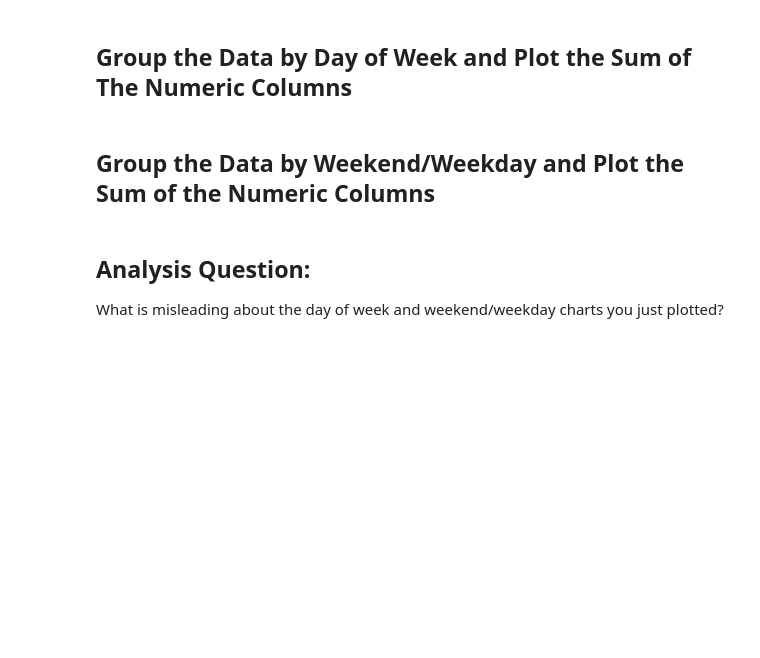
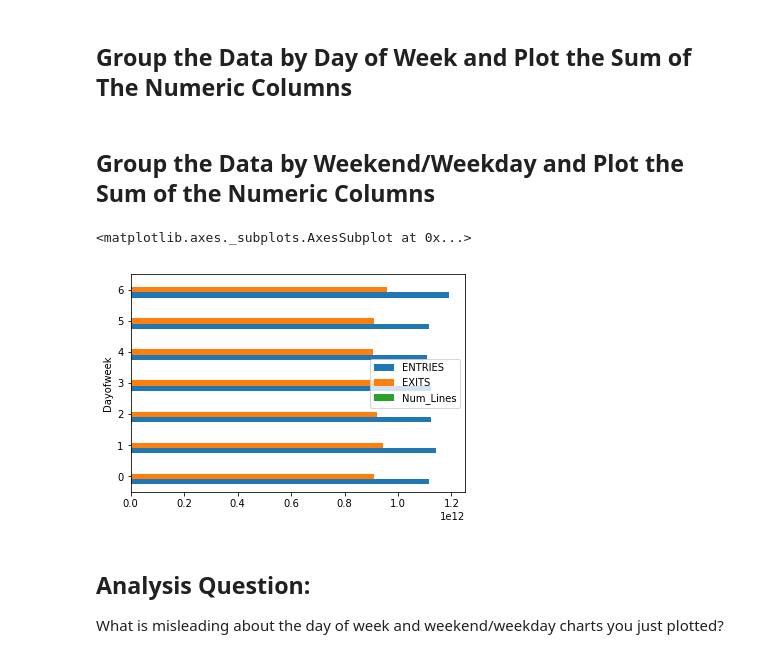
Before and after one commit to learn-co-curriculum/dsc-pandas-series-and-dataframes-lab, a Jupyter notebook: index.ipynb, the cells around one changed output. Saved outputs shown, nothing was run; the diff lists cells and outputs as text; code cells hidden in the pictures; blank space fills up the shorter version.

Commit message:
ALERT: Cell Mismatch. Auto-create curriculum branch from solution + master

```diff
--- a/index.ipynb
+++ b/index.ipynb
@@ -52,12 +113,24 @@ df.head()
 def clean(col_name):
     cleaned = #Your code here; whatever you want to do to col_name. Hint: think back to str methods.
     return cleaned
+# %%
+# __SOLUTION__
+def clean(col_name):
+    cleaned = col_name.strip()#Your code here; whatever you want to do to col_name. Hint: think back to str methods.
+    return cleaned
 # %%
 #This is a list comprehension. It applies your clean function to every item in the list.
 #We then reassign that to df.columns
 #You shouldn't have to change anything here.
 #Your function above should work appropriately here.
 df.columns = [clean(col) for col in df.columns]
+# %%
+# __SOLUTION__
+#This is a list comprehension. It applies your clean function to every item in the list.
+#We then reassign that to df.columns
+#You shouldn't have to change anything here.
+#Your function above should work appropriately here.
+df.columns = [clean(col) for col in df.columns]
 # %%
 #Checking the output, we can see the results.
 df.columns
@@ -65,10 +146,23 @@ df.columns
 ## Group the Data by Day of Week and Plot the Sum of The Numeric Columns
 # %%
 #Your code here
+# %%
+# __SOLUTION__
+df.DATE = pd.to_datetime(df.DATE)
 # %% [markdown]
 ## Group the Data by Weekend/Weekday and Plot the Sum of the Numeric Columns
+# %%
+# __SOLUTION__
+df['Dayofweek'] = df.DATE.dt.dayofweek
 # %%
 #Your code here
+# %%
+# __SOLUTION__
+grouped = df.groupby('Dayofweek').sum()
+grouped.plot(kind='barh')
+# %% [output]
+<matplotlib.axes._subplots.AxesSubplot at 0x...>
+[figure, added]
 # %% [markdown]
 ## Analysis Question:
 
```
Also changed, not shown: parts of 13 cells of this notebook, 4 other files.
